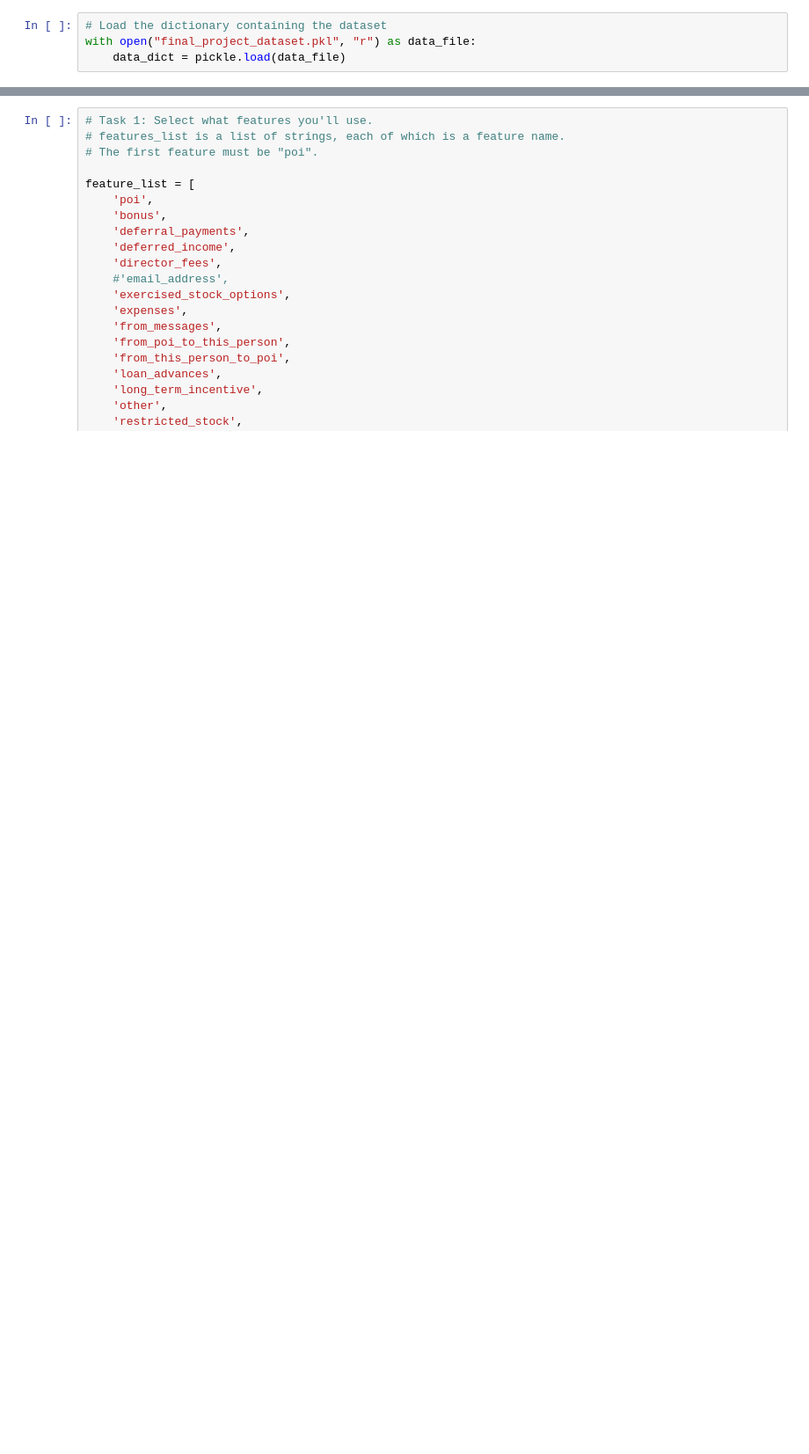
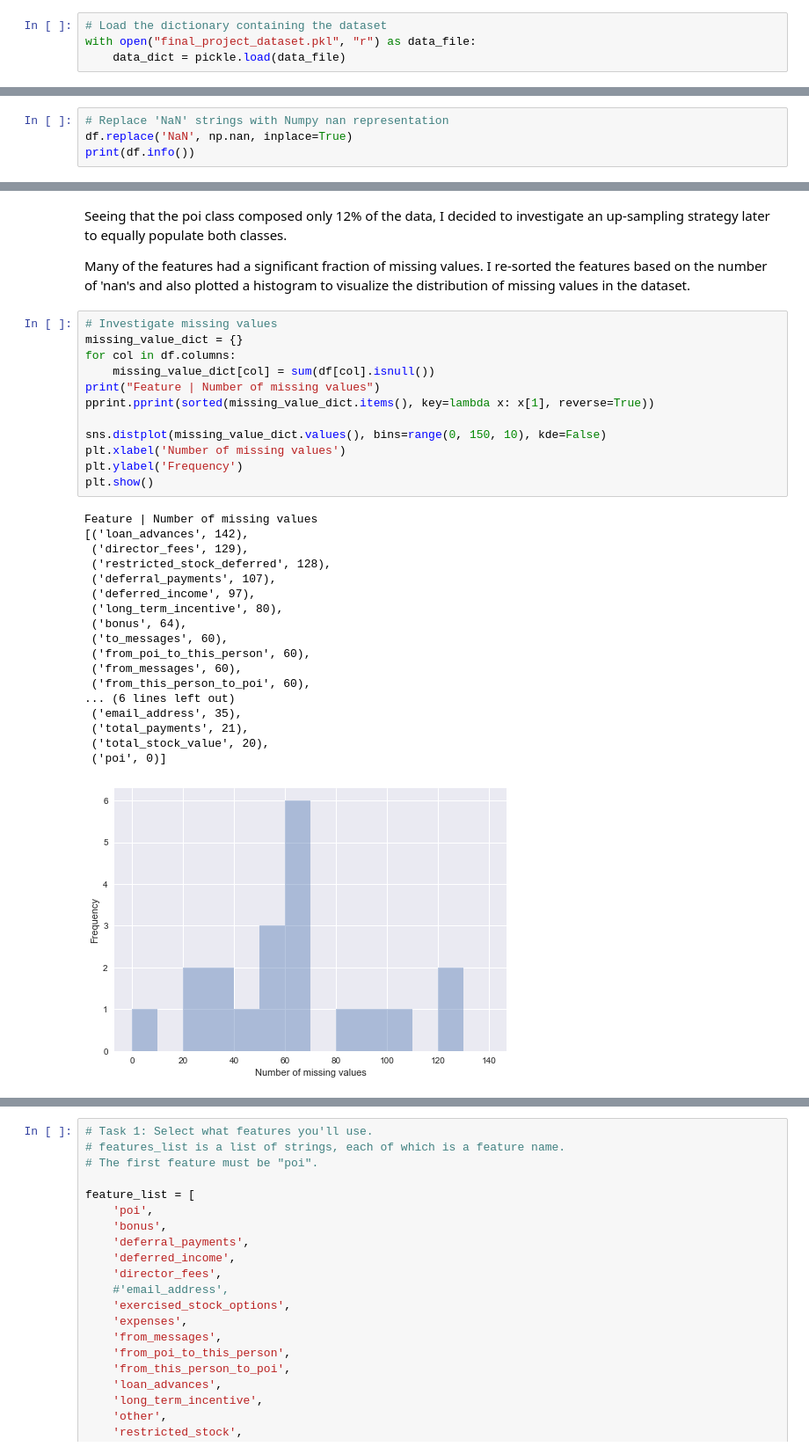
Before and after one commit to joshtice/Udacity_Intro_ML_Project, a Jupyter notebook: Machine Learning Project.ipynb, the cells around one changed output, grey strips where cells are left out. Shown: that part at 88% size. Cells and saved outputs as stored; diff of their text form; blank space fills up the shorter version.

```diff
--- a/Machine Learning Project.ipynb
+++ b/Machine Learning Project.ipynb
@@ -43,0 +99,4 @@ with open("final_project_dataset.pkl", "r") as data_file:
+# %%
+# Replace 'NaN' strings with Numpy nan representation
+df.replace('NaN', np.nan, inplace=True)
+print(df.info())
@@ -43,0 +162,35 @@ with open("final_project_dataset.pkl", "r") as data_file:
+# %% [markdown]
+Seeing that the poi class composed only 12% of the data, I decided to investigate an up-sampling strategy later to equally populate both classes.
+
+Many of the features had a significant fraction of missing values. I re-sorted the features based on the number of 'nan's and also plotted a histogram to visualize the distribution of missing values in the dataset.
+# %%
+# Investigate missing values
+missing_value_dict = {}
+for col in df.columns:
+    missing_value_dict[col] = sum(df[col].isnull())
+print("Feature | Number of missing values")
+pprint.pprint(sorted(missing_value_dict.items(), key=lambda x: x[1], reverse=True))
+
+sns.distplot(missing_value_dict.values(), bins=range(0, 150, 10), kde=False)
+plt.xlabel('Number of missing values')
+plt.ylabel('Frequency')
+plt.show()
+# %% [output]
+Feature | Number of missing values
+[('loan_advances', 142),
+ ('director_fees', 129),
+ ('restricted_stock_deferred', 128),
+ ('deferral_payments', 107),
+ ('deferred_income', 97),
+ ('long_term_incentive', 80),
+ ('bonus', 64),
+ ('to_messages', 60),
+ ('from_poi_to_this_person', 60),
+ ('from_messages', 60),
+ ('from_this_person_to_poi', 60),
+... (6 lines left out)
+ ('email_address', 35),
+ ('total_payments', 21),
+ ('total_stock_value', 20),
+ ('poi', 0)]
+[figure, added]
```
Also changed, not shown: parts of 61 cells of this notebook.
